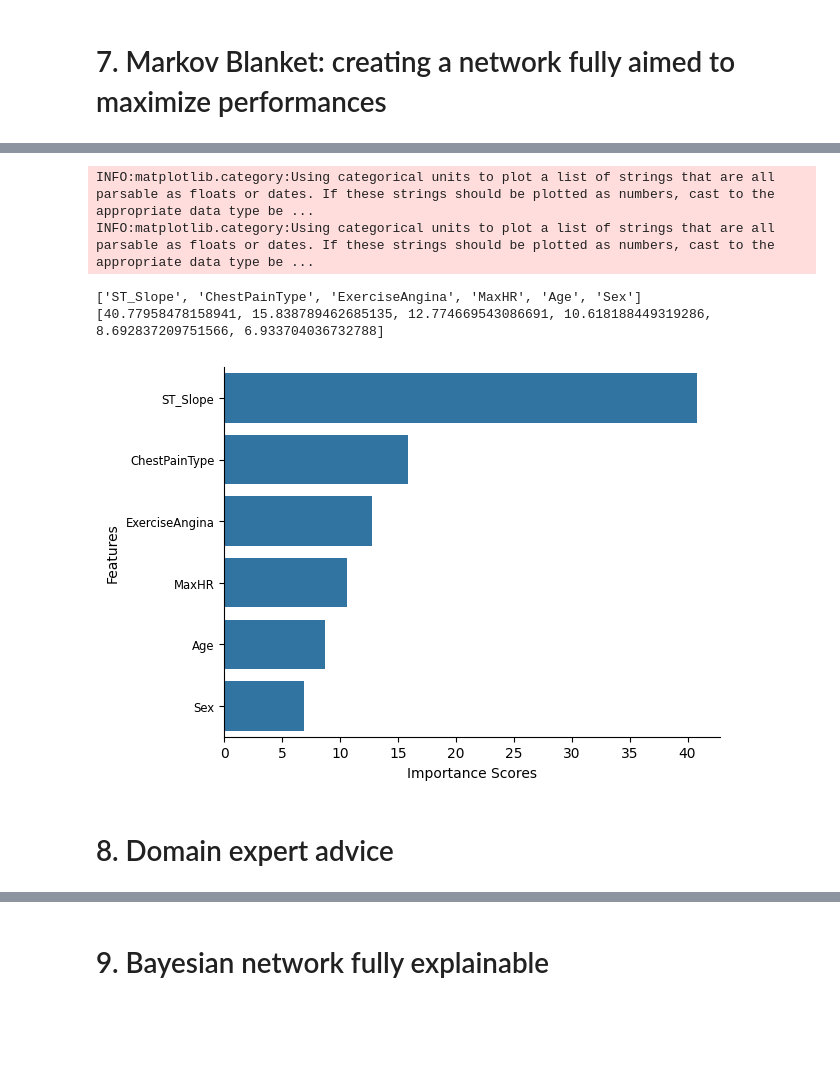
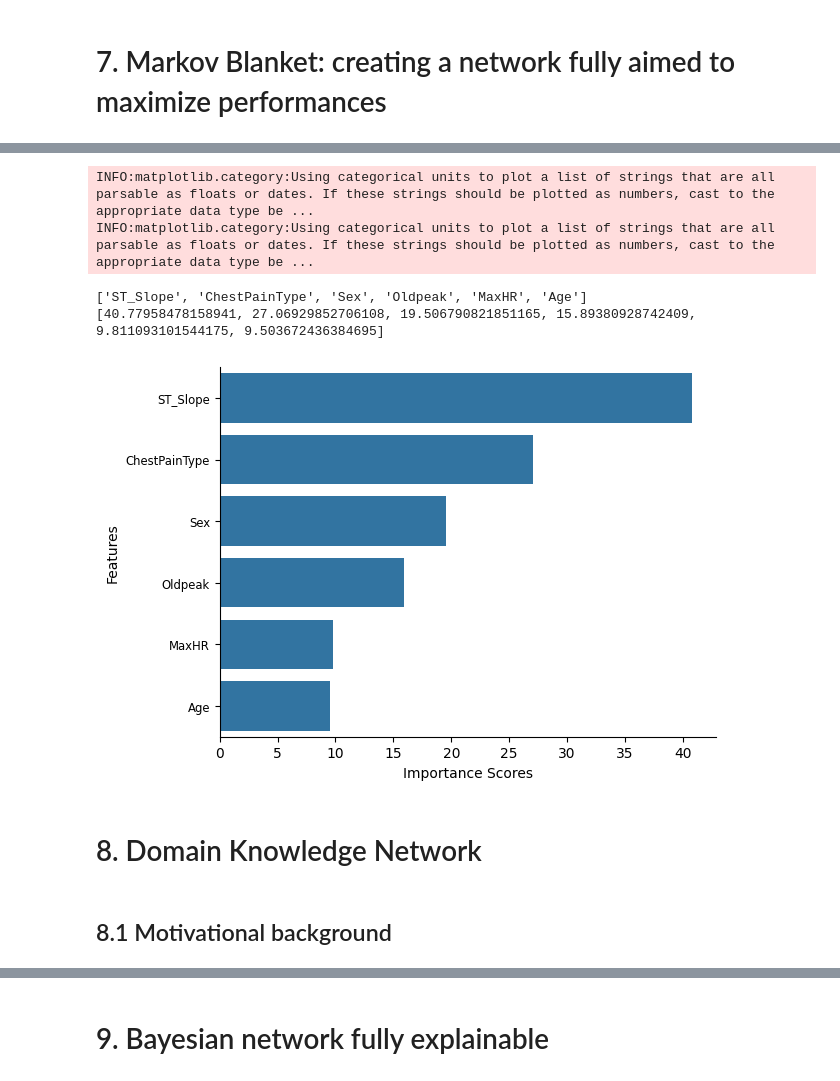
Before and after one commit to MatteoFasulo/BayesianHeartDisease, a Jupyter notebook: definitivo.ipynb, the cells around one changed output, grey strips where cells are left out. Drawn from its saved outputs; the diff is of its cells as text; code cells hidden in the pictures; blank space fills up the shorter version.

```diff
--- a/definitivo.ipynb
+++ b/definitivo.ipynb
@@ -370,15 +390,8 @@ test_oenc = pd.concat([X_test_oenc, y_test_oenc], axis=1)
 # %%
 %%capture
 
-# Import the algorithm. PPIMBC is for classification and PPIMBR is for regression
-from PyImpetus import PPIMBC
-from sklearn.ensemble import RandomForestClassifier
-from sklearn.tree import DecisionTreeClassifier
+model_mb = PPIMBC(model=DecisionTreeClassifier(random_state=42, class_weight="balanced"), p_val_thresh=0.05, num_simul=100,
+               simul_size=0.15, simul_type=1, sig_test_type="non-parametric", cv=8, random_state=42, n_jobs=-1, verbose=0)
 
-# Initialize the PyImpetus object
-model = PPIMBC(model=DecisionTreeClassifier(random_state=42, class_weight="balanced"), p_val_thresh=0.05, num_simul=100,
-               simul_size=0.15, simul_type=1, sig_test_type="non-parametric", cv=5, random_state=42, n_jobs=-1, verbose=2)
-# The fit_transform function is a wrapper for the fit and transform functions, individually.
-# The fit function finds the MB for given data while transform function provides the pruned form of the dataset
-model.fit_transform(X_train_oenc, y_train_oenc.values)
-model.transform(X_test_oenc)
+model_mb.fit_transform(X_train_oenc, y_train_oenc.values)
+model_mb.transform(X_test_oenc)
@@ -403,15 +398,16 @@ model.transform(X_test_oenc)
 # %%
-# Check out the MB
-print(model.MB)
-# Check out the feature importance scores for the selected feature subset
-print(model.feat_imp_scores)
-# Get a plot of the feature importance scores
-model.feature_importance()
+print(model_mb.MB)
+
+print(model_mb.feat_imp_scores)
+
+model_mb.feature_importance()
 # %% [output]
 INFO:matplotlib.category:Using categorical units to plot a list of strings that are all parsable as floats or dates. If these strings should be plotted as numbers, cast to the appropriate data type be ...
 INFO:matplotlib.category:Using categorical units to plot a list of strings that are all parsable as floats or dates. If these strings should be plotted as numbers, cast to the appropriate data type be ...
-['ST_Slope', 'ChestPainType', 'ExerciseAngina', 'MaxHR', 'Age', 'Sex']
-[40.77958478158941, 15.838789462685135, 12.774669543086691, 10.618188449319286, 8.692837209751566, 6.933704036732788]
+['ST_Slope', 'ChestPainType', 'Sex', 'Oldpeak', 'MaxHR', 'Age']
+[40.77958478158941, 27.06929852706108, 19.506790821851165, 15.89380928742409, 9.811093101544175, 9.503672436384695]
-[figure, old version]
+[figure, new version]
 # %% [markdown]
-# 8. Domain expert advice
+# 8. Domain Knowledge Network
+# %% [markdown]
+## 8.1 Motivational background
```
Also changed, not shown: parts of 52 cells of this notebook, 7 other files.
